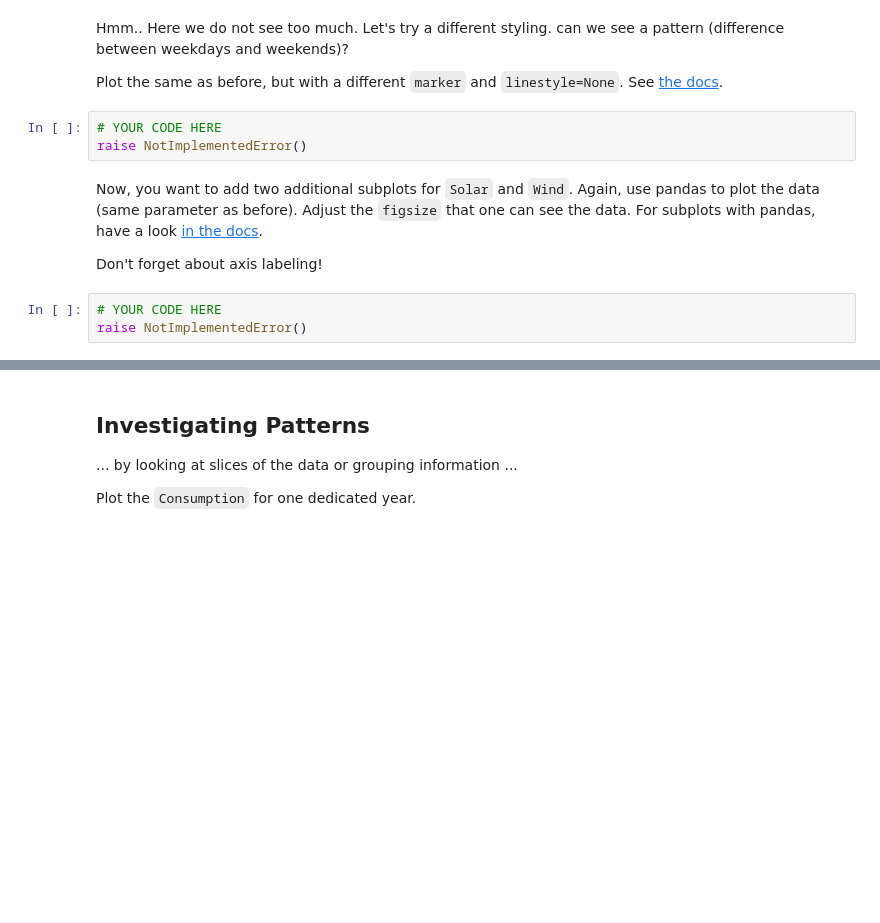
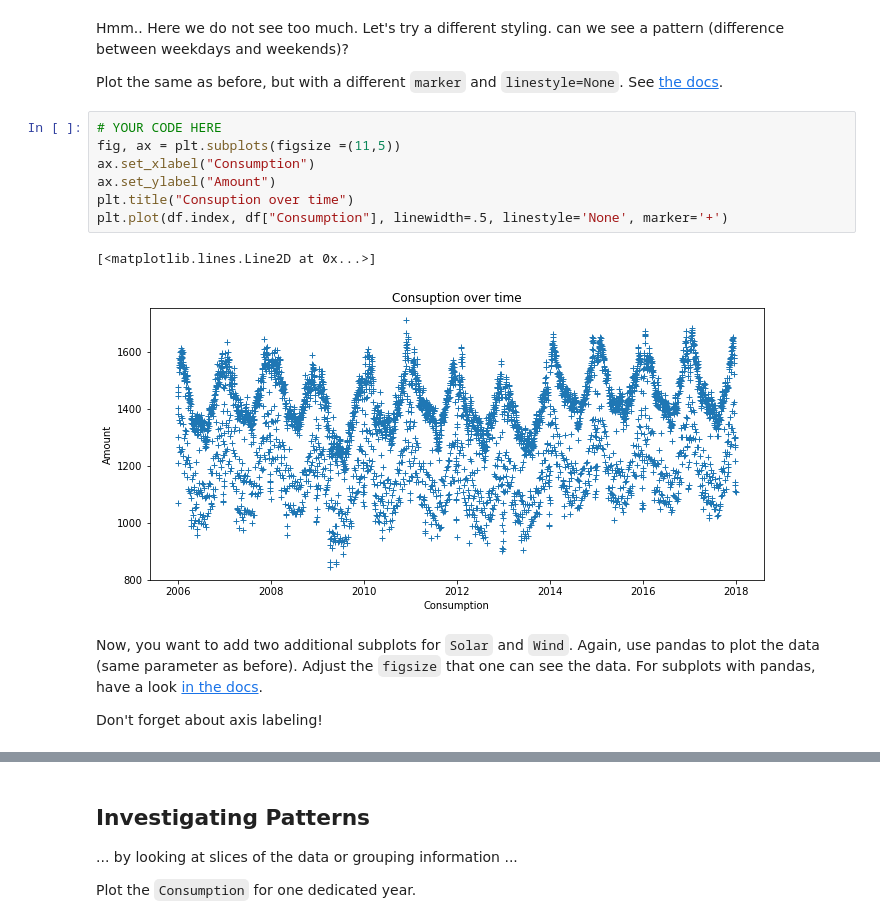
Before and after one commit to s-naegele/Data-Analysis, a Jupyter notebook: Lab/04_TimeseriesData_neu.ipynb, the cells around one changed output, grey strips where cells are left out. Drawn from its saved outputs; the diff is of its cells as text; blank space fills up the shorter version.

```diff
--- a/Lab/04_TimeseriesData_neu.ipynb
+++ b/Lab/04_TimeseriesData_neu.ipynb
@@ -99,13 +196,17 @@ raise NotImplementedError()
 Hmm.. Here we do not see too much. Let's try a different styling. can we see a pattern (difference between weekdays and weekends)?
 
 Plot the same as before, but with a different `marker` and `linestyle=None`. See [the docs](https://matplotlib.org/3.3.3/api/_as_gen/matplotlib.pyplot.plot.html).
-# %%
-# YOUR CODE HERE
-raise NotImplementedError()
+# %%
+# YOUR CODE HERE
+fig, ax = plt.subplots(figsize =(11,5))
+ax.set_xlabel("Consumption")
+ax.set_ylabel("Amount")
+plt.title("Consuption over time")
+plt.plot(df.index, df["Consumption"], linewidth=.5, linestyle='None', marker='+')
+# %% [output]
+[<matplotlib.lines.Line2D at 0x...>]
+[figure, added]
 # %% [markdown]
 Now, you want to add two additional subplots for `Solar` and `Wind`. Again, use pandas to plot the data (same parameter as before). Adjust the `figsize` that one can see the data. For subplots with pandas, have a look [in the docs](https://pandas.pydata.org/pandas-docs/version/0.23.4/generated/pandas.DataFrame.plot.html).
 
 Don't forget about axis labeling!
-# %%
-# YOUR CODE HERE
-raise NotImplementedError()
```
Also changed, not shown: parts of 23 cells of this notebook.
